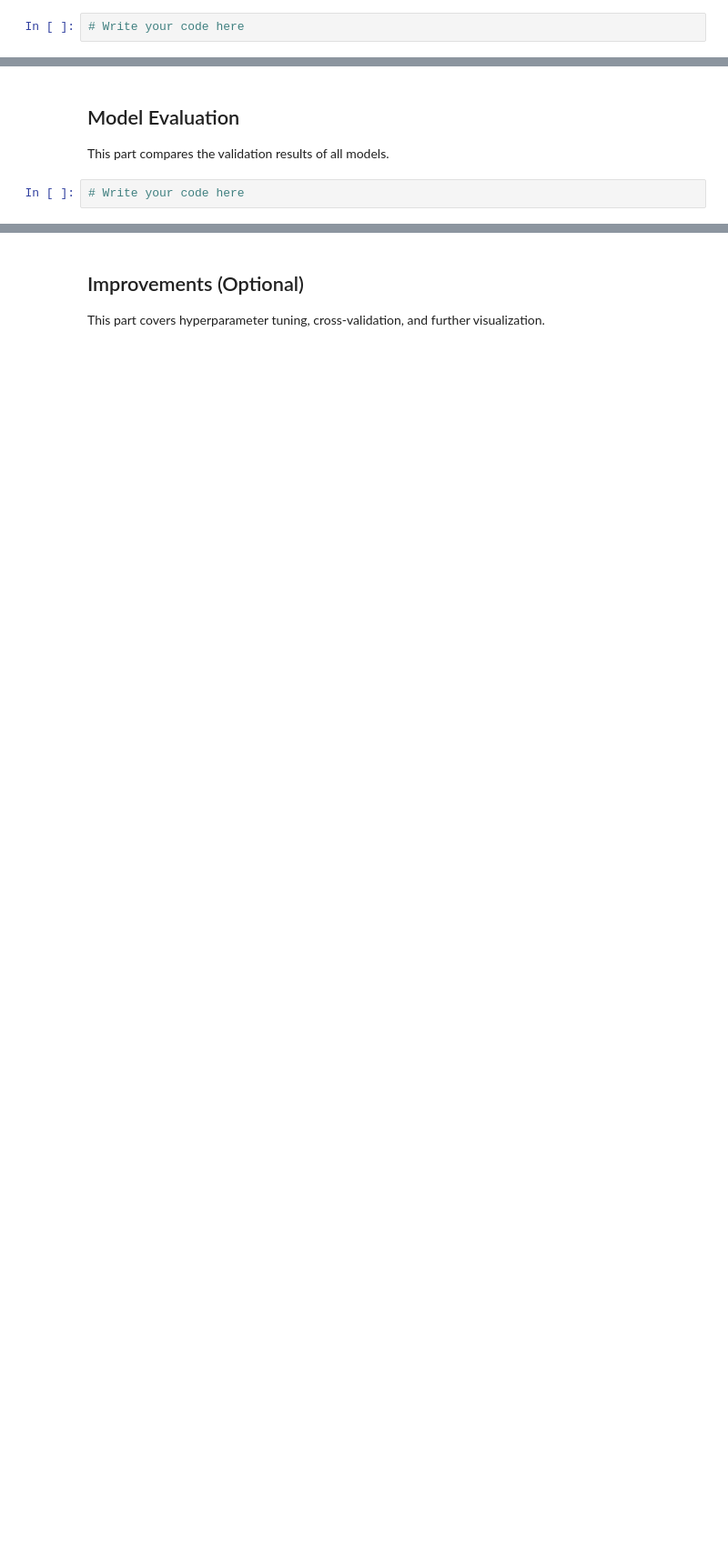
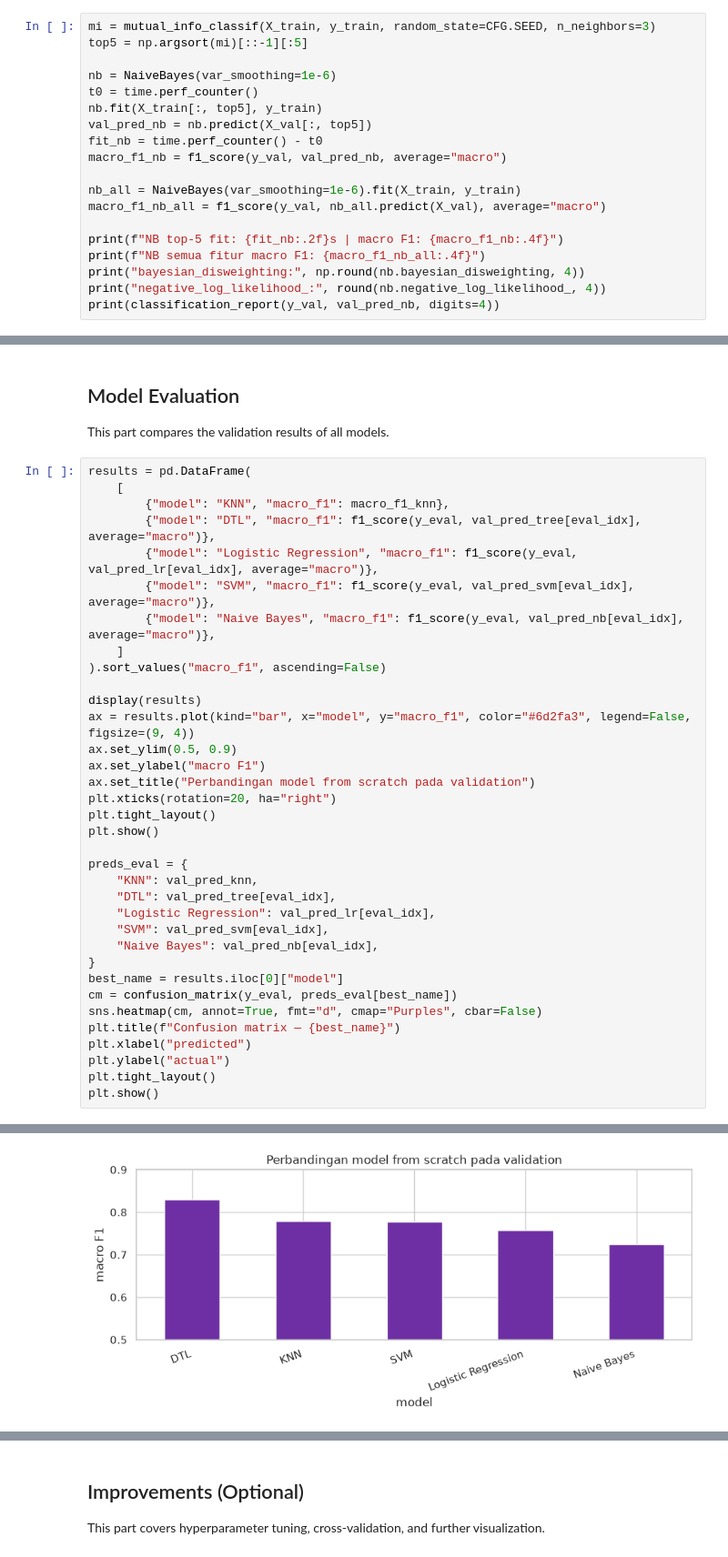
Before and after one commit to fariswirakusuma/Tubes_2_AI_AnthropicHire, a Jupyter notebook: notebooks/00_main_pipeline.ipynb, the cells around one changed output, grey strips where cells are left out. Shown at 91% size. Cells and saved outputs as stored; diff of their text form; blank space fills up the shorter version.

```diff
--- a/notebooks/00_main_pipeline.ipynb
+++ b/notebooks/00_main_pipeline.ipynb
@@ -290,4 +748,21 @@ This part covers the linear, polynomial, and Gaussian kernels.
 
 This part covers the Naive Bayes classifier and its validation.
 # %%
-# Write your code here
+mi = mutual_info_classif(X_train, y_train, random_state=CFG.SEED, n_neighbors=3)
+top5 = np.argsort(mi)[::-1][:5]
+
+nb = NaiveBayes(var_smoothing=1e-6)
+t0 = time.perf_counter()
+nb.fit(X_train[:, top5], y_train)
+val_pred_nb = nb.predict(X_val[:, top5])
+fit_nb = time.perf_counter() - t0
+macro_f1_nb = f1_score(y_val, val_pred_nb, average="macro")
+
+nb_all = NaiveBayes(var_smoothing=1e-6).fit(X_train, y_train)
+macro_f1_nb_all = f1_score(y_val, nb_all.predict(X_val), average="macro")
+
+print(f"NB top-5 fit: {fit_nb:.2f}s | macro F1: {macro_f1_nb:.4f}")
+print(f"NB semua fitur macro F1: {macro_f1_nb_all:.4f}")
+print("bayesian_disweighting:", np.round(nb.bayesian_disweighting, 4))
+print("negative_log_likelihood_:", round(nb.negative_log_likelihood_, 4))
+print(classification_report(y_val, val_pred_nb, digits=4))
@@ -298,4 +786,38 @@ This part covers the Naive Bayes classifier and its validation.
 
 This part compares the validation results of all models.
 # %%
-# Write your code here
+results = pd.DataFrame(
+    [
+        {"model": "KNN", "macro_f1": macro_f1_knn},
+        {"model": "DTL", "macro_f1": f1_score(y_eval, val_pred_tree[eval_idx], average="macro")},
+        {"model": "Logistic Regression", "macro_f1": f1_score(y_eval, val_pred_lr[eval_idx], average="macro")},
+        {"model": "SVM", "macro_f1": f1_score(y_eval, val_pred_svm[eval_idx], average="macro")},
+        {"model": "Naive Bayes", "macro_f1": f1_score(y_eval, val_pred_nb[eval_idx], average="macro")},
+    ]
+).sort_values("macro_f1", ascending=False)
+
+display(results)
+ax = results.plot(kind="bar", x="model", y="macro_f1", color="#6d2fa3", legend=False, figsize=(9, 4))
+ax.set_ylim(0.5, 0.9)
+ax.set_ylabel("macro F1")
+ax.set_title("Perbandingan model from scratch pada validation")
+plt.xticks(rotation=20, ha="right")
+plt.tight_layout()
+plt.show()
+
+preds_eval = {
+    "KNN": val_pred_knn,
+    "DTL": val_pred_tree[eval_idx],
+    "Logistic Regression": val_pred_lr[eval_idx],
+    "SVM": val_pred_svm[eval_idx],
+    "Naive Bayes": val_pred_nb[eval_idx],
+}
+best_name = results.iloc[0]["model"]
+cm = confusion_matrix(y_eval, preds_eval[best_name])
+sns.heatmap(cm, annot=True, fmt="d", cmap="Purples", cbar=False)
+plt.title(f"Confusion matrix — {best_name}")
+plt.xlabel("predicted")
+plt.ylabel("actual")
+plt.tight_layout()
+plt.show()
+# %% [output]
@@ -301,0 +830 @@ This part compares the validation results of all models.
+[figure, added]
```
Also changed, not shown: parts of 41 cells of this notebook, 2 other files.
